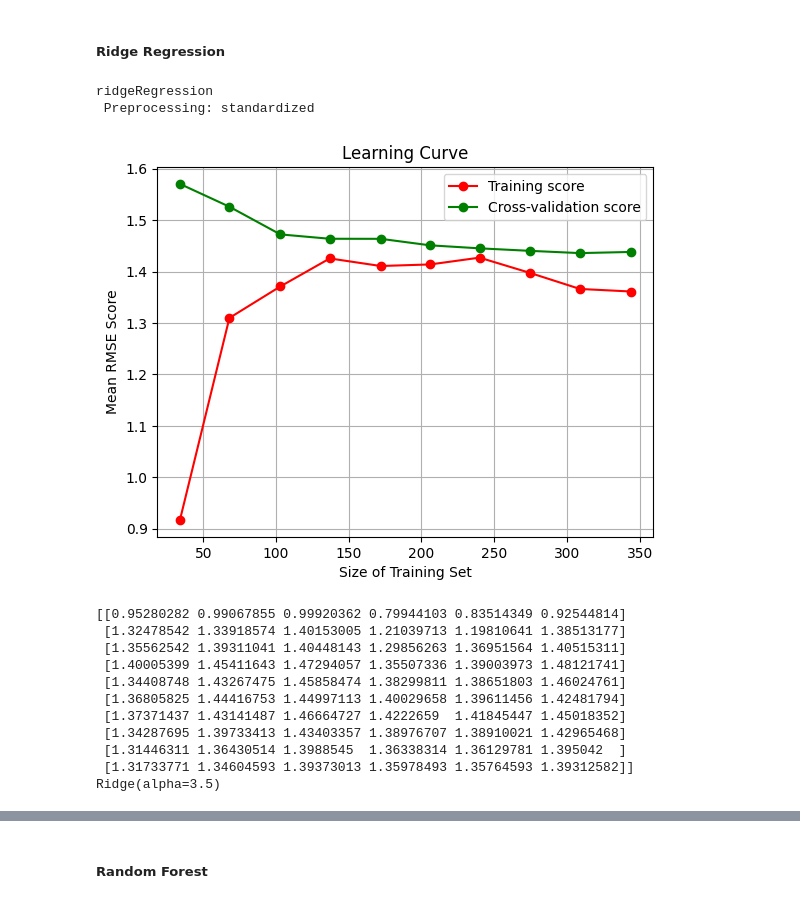
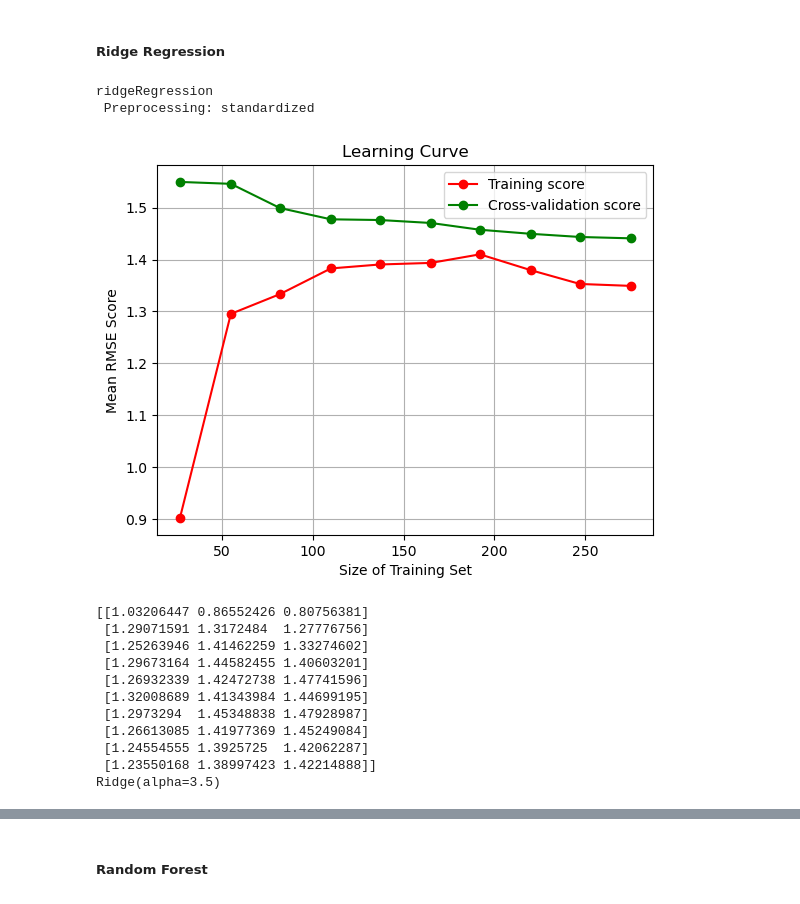
Before and after one commit to Yawkward/fire_data, a Jupyter notebook: FWI_project.ipynb, the cells around one changed output, grey strips where cells are left out. Saved outputs shown, nothing was run; the diff lists cells and outputs as text; code cells hidden in the pictures.

```diff
--- a/FWI_project.ipynb
+++ b/FWI_project.ipynb
@@ -383,7 +383,7 @@ def evaluate_model3(df, target, model, standardize, param_grid, thr_bins = [-np.
         - RMSE scores
     (plot=True):
         - learning curve
-        - train_scores RSME scores from cross-validation
+        - train_scores RSME scores for each fold in cross-validation
     """
 
     ##### PREPROCESSING
@@ -502,34 +502,34 @@ max_depth: max depth of each decision tree
 # %%
 a_model = get_model(model_name='ridgeRegression')
 param_grid = {"alpha": np.array(np.arange(1, 4, 0.5)), "fit_intercept": [False, True]}
 # fit_intercept seems to be always chosen as true, model returned withouth the parameter,
 # but if i force to be [False, False] then model will be returned with fit_intercept=False.
 binning = [-np.inf, 0.01, 0.52, 6.57, 1090.84]
 bin_label = [1, 2, 3, 4]
 
 rmse_ridge, ridgeReg_tuned = evaluate_model3(X_train, y_train,
                 a_model,
                 param_grid=param_grid,
                 standardize=True,
                 thr_bins=binning,
                 bin_label=bin_label,
-                kfolds=6,
+                kfolds=3,
                 plot=True)
 dump(ridgeReg_tuned, 'ridgeReg_tuned.pkl') # save the model as .pkl
 print(rmse_ridge)
 print(ridgeReg_tuned)
 # %% [output]
 ridgeRegression
  Preprocessing: standardized
-[figure, old version]
+[figure, new version]
-[[0.95280282 0.99067855 0.99920362 0.79944103 0.83514349 0.92544814]
- [1.32478542 1.33918574 1.40153005 1.21039713 1.19810641 1.38513177]
- [1.35562542 1.39311041 1.40448143 1.29856263 1.36951564 1.40515311]
- [1.40005399 1.45411643 1.47294057 1.35507336 1.39003973 1.48121741]
- [1.34408748 1.43267475 1.45858474 1.38299811 1.38651803 1.46024761]
- [1.36805825 1.44416753 1.44997113 1.40029658 1.39611456 1.42481794]
- [1.37371437 1.43141487 1.46664727 1.4222659  1.41845447 1.45018352]
- [1.34287695 1.39733413 1.43403357 1.38976707 1.38910021 1.42965468]
- [1.31446311 1.36430514 1.3988545  1.36338314 1.36129781 1.395042  ]
- [1.31733771 1.34604593 1.39373013 1.35978493 1.35764593 1.39312582]]
+[[1.03206447 0.86552426 0.80756381]
+ [1.29071591 1.3172484  1.27776756]
+ [1.25263946 1.41462259 1.33274602]
+ [1.29673164 1.44582455 1.40603201]
+ [1.26932339 1.42472738 1.47741596]
+ [1.32008689 1.41343984 1.44699195]
+ [1.2973294  1.45348838 1.47928987]
+ [1.26613085 1.41977369 1.45249084]
+ [1.24554555 1.3925725  1.42062287]
+ [1.23550168 1.38997423 1.42214888]]
 Ridge(alpha=3.5)
```
Also changed, not shown: parts of 22 cells of this notebook, 9 other files.
